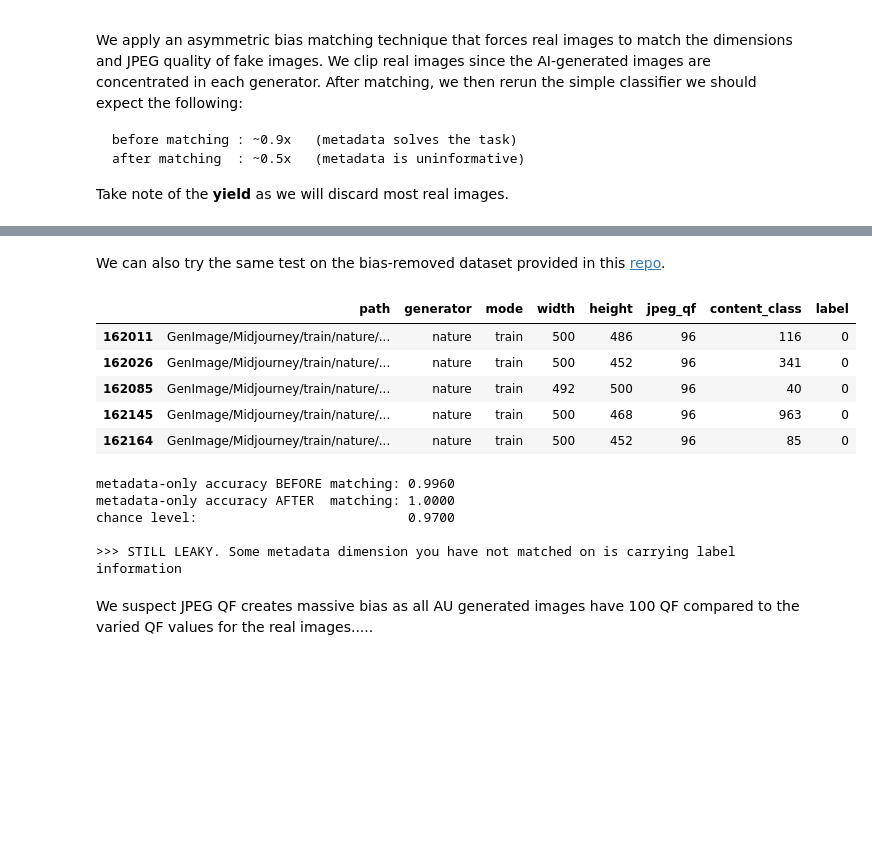
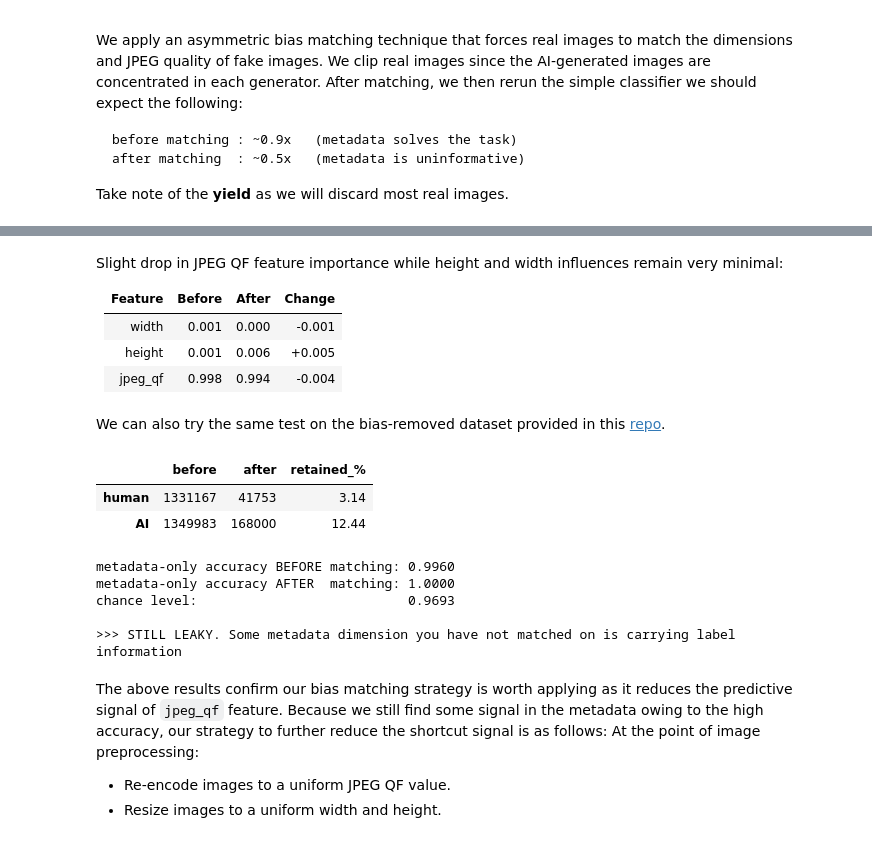
Before and after one commit to vicdotcom/AI_Image_Detector, a Jupyter notebook: notebooks/metadata_EDA.ipynb, the cells around one changed output, grey strips where cells are left out. Drawn from its saved outputs; the diff is of its cells as text; code cells hidden in the pictures; blank space fills up the shorter version.

```diff
--- a/notebooks/metadata_EDA.ipynb
+++ b/notebooks/metadata_EDA.ipynb
@@ -527,20 +563,31 @@ chance level:                           0.9700
+# %% [markdown]
+Slight drop in JPEG QF feature importance while height and width influences remain very minimal:
+
+| **Feature** | **Before** | **After** | **Change** |
+|---|---:|---:|---:|
+| width | 0.001 | 0.000 | -0.001 |
+| height | 0.001 | 0.006 | +0.005 |
+| jpeg_qf | 0.998 | 0.994 | -0.004 |
 # %% [markdown]
 We can also try the same test on the bias-removed dataset provided in this [repo](https://github.com/gendetection/UnbiasedGenImage).
 # %%
 df_unbiased_natural = df[ (df["generator"] == "nature") & (df["width"] >= 450) & (df["height"] >= 450) & (df["width"] <= 550) & (df["height"] <= 550) & (df["jpeg_qf"] == 96)]
 df_unbiased_ai = df[ (df["generator"] == "wukong") ]
 df_unbiased = pd.concat([df_unbiased_natural, df_unbiased_ai])
 
-display(df_unbiased.head())
+yield_tbl_repo = pd.DataFrame({
+    "before": df["label"].value_counts().sort_index(),
+    "after": df_unbiased["label"].value_counts().sort_index(),
+})
+yield_tbl_repo.index = ["human", "AI"]
+yield_tbl_repo["retained_%"] = (100 * yield_tbl_repo["after"] / yield_tbl_repo["before"]).round(2)
+display(yield_tbl_repo)
 # %% [output]
-|  | path | generator | mode | width | height | jpeg_qf | content_class | label |
-| 162011 | GenImage/Midjourney/train/nature/... | nature | train | 500 | 486 | 96 | 116 | 0 |
-| 162026 | GenImage/Midjourney/train/nature/... | nature | train | 500 | 452 | 96 | 341 | 0 |
-| 162085 | GenImage/Midjourney/train/nature/... | nature | train | 492 | 500 | 96 | 40 | 0 |
-| 162145 | GenImage/Midjourney/train/nature/... | nature | train | 500 | 468 | 96 | 963 | 0 |
-| 162164 | GenImage/Midjourney/train/nature/... | nature | train | 500 | 452 | 96 | 85 | 0 |
+|  | before | after | retained_% |
+| human | 1331167 | 41753 | 3.14 |
+| AI | 1349983 | 168000 | 12.44 |
 # %%
-acc_after = shortcut_probe(df_unbiased)
+acc_after = shortcut_probe(df_unbiased, scoring= 'balanced_accuracy')
 print(f"metadata-only accuracy BEFORE matching: {acc_before:.4f}")
 print(f"metadata-only accuracy AFTER  matching: {acc_after:.4f}")
 print(f"chance level:                           {max(matched['label'].mean(), 1-matched['label'].mean()):.4f}")
@@ -550,8 +597,10 @@ if acc_after > 0.65:
 # %% [output]
 metadata-only accuracy BEFORE matching: 0.9960
 metadata-only accuracy AFTER  matching: 1.0000
-chance level:                           0.9700
+chance level:                           0.9693
 
 >>> STILL LEAKY. Some metadata dimension you have not matched on is carrying label information
 # %% [markdown]
-We suspect JPEG QF creates massive bias as all AU generated images have 100 QF compared to the varied QF values for the real images.....
+The above results confirm our bias matching strategy is worth applying as it reduces the predictive signal of `jpeg_qf` feature. Because we still find some signal in the metadata owing to the high accuracy, our strategy to further reduce the shortcut signal is as follows: At the point of image preprocessing:
+  - Re-encode images to a uniform JPEG QF value.
+  - Resize images to a uniform width and height.
```
Also changed, not shown: parts of 9 cells of this notebook, 3 other files.
